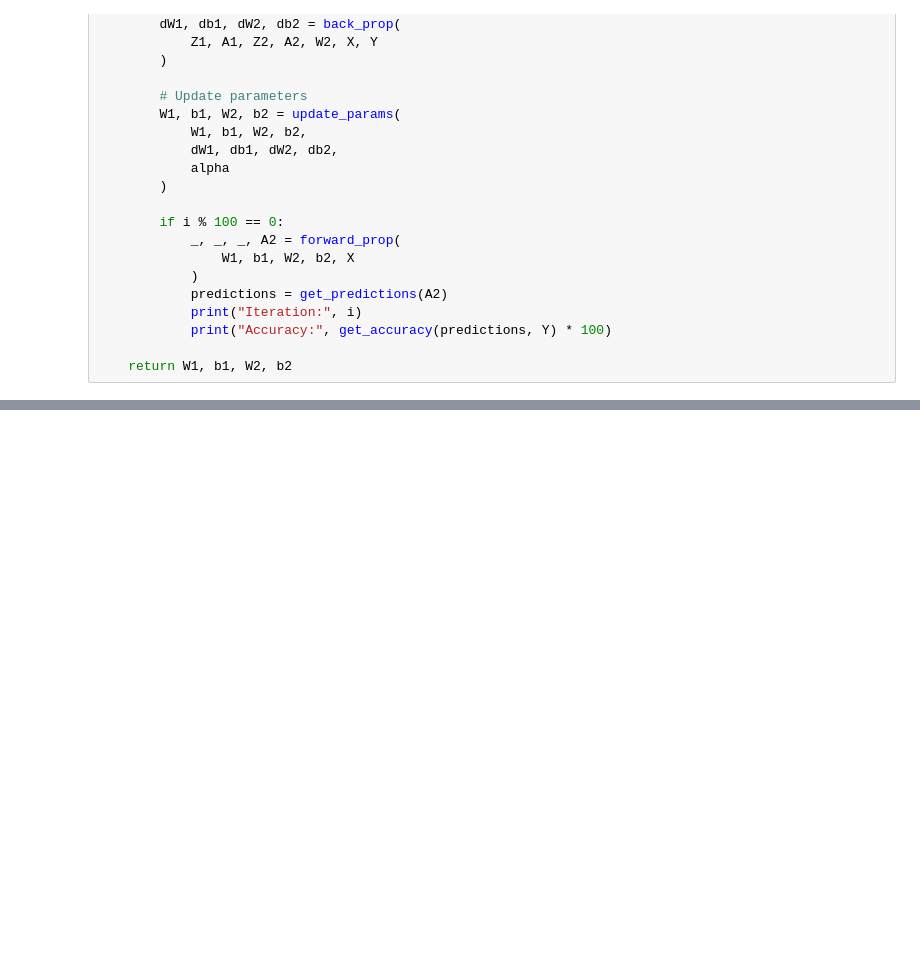
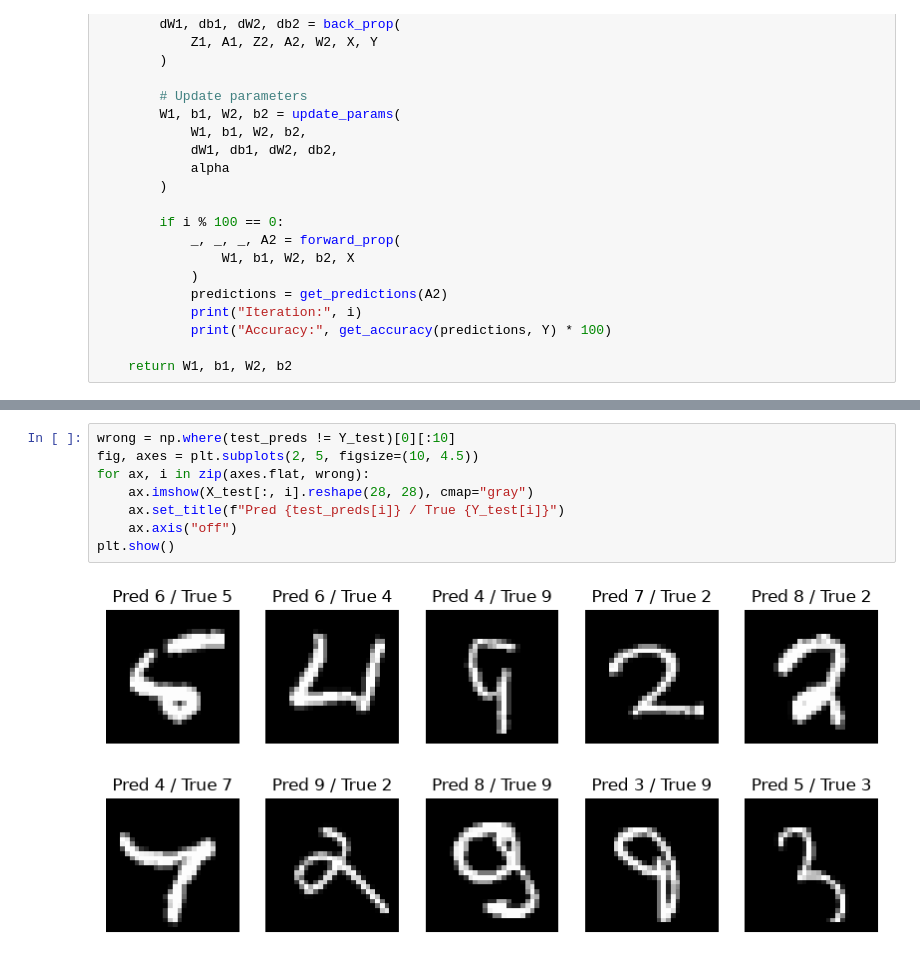
Before and after one commit to Kushal1706/MNSIT_Neural_Network_Model, a Jupyter notebook: model/mnsit_model.ipynb, the cells around one changed output, grey strips where cells are left out. Drawn from its saved outputs; the diff is of its cells as text; blank space fills up the shorter version.

```diff
--- a/model/mnsit_model.ipynb
+++ b/model/mnsit_model.ipynb
@@ -149,0 +206,10 @@ Accuracy: 91.47457627118644
+# %%
+wrong = np.where(test_preds != Y_test)[0][:10]
+fig, axes = plt.subplots(2, 5, figsize=(10, 4.5))
+for ax, i in zip(axes.flat, wrong):
+    ax.imshow(X_test[:, i].reshape(28, 28), cmap="gray")
+    ax.set_title(f"Pred {test_preds[i]} / True {Y_test[i]}")
+    ax.axis("off")
+plt.show()
+# %% [output]
+[figure, added]
```
Also changed, not shown: parts of 5 cells of this notebook.
